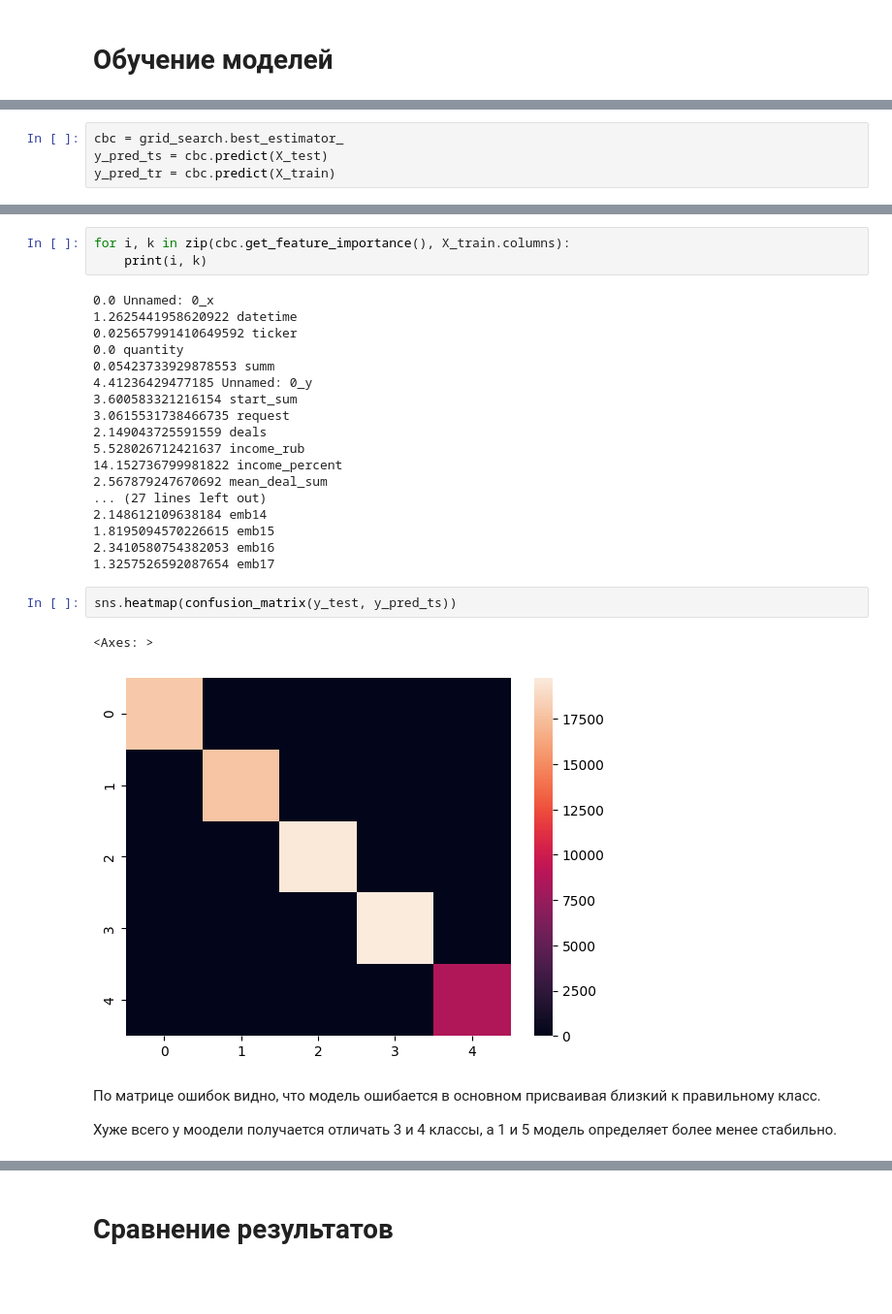
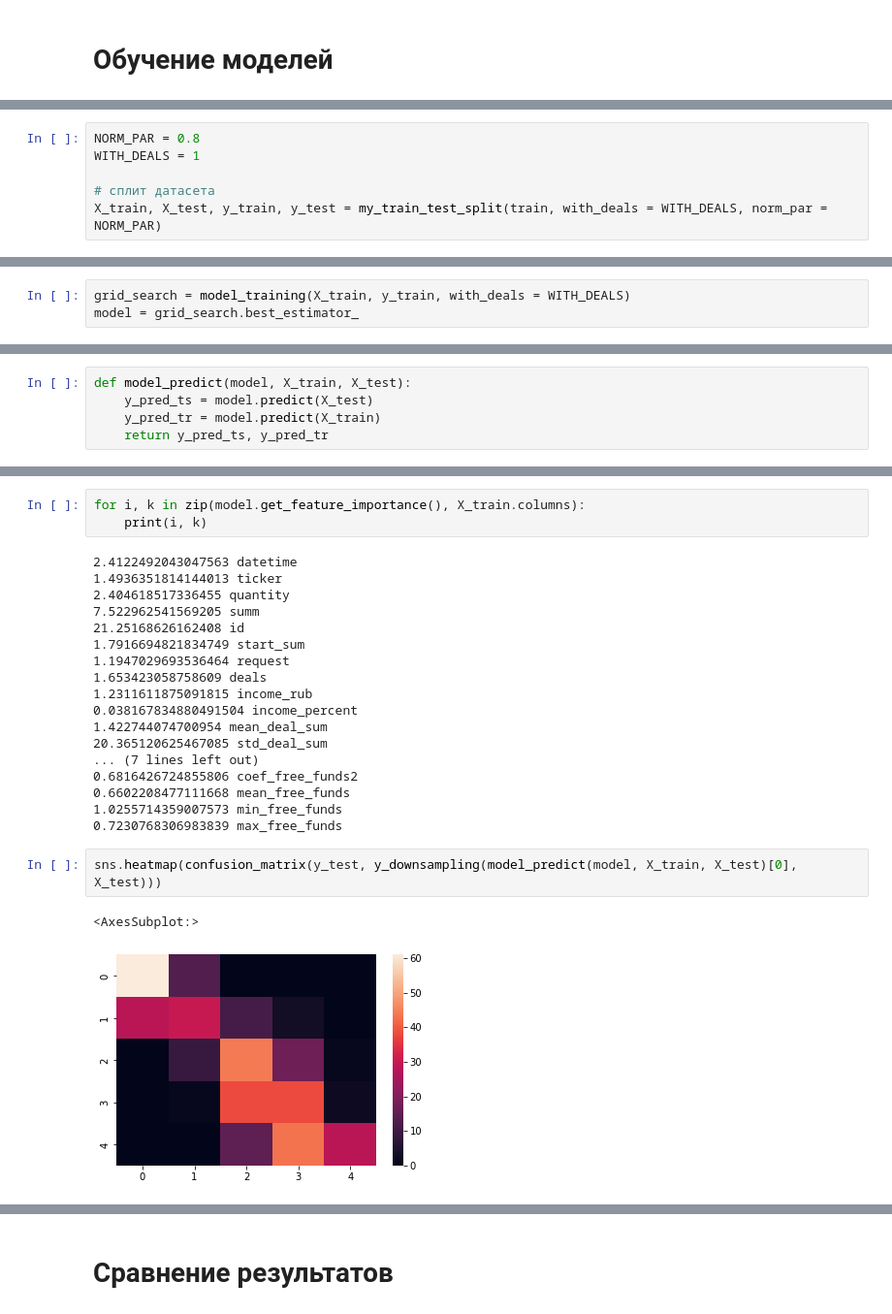
Before and after one commit to snmardi/Stonks_Project, a Jupyter notebook: main.ipynb, the cells around one changed output, grey strips where cells are left out. Shown at 97% size. Cells and saved outputs as stored; diff of their text form; blank space fills up the shorter version.

```diff
--- a/main.ipynb
+++ b/main.ipynb
@@ -321 +385,7 @@ X_train, X_test, y_train, y_test = train_test_split(X, y, random_state=42, train
+# %%
+NORM_PAR = 0.8
+WITH_DEALS = 1
+
+# сплит датасета
+X_train, X_test, y_train, y_test = my_train_test_split(train, with_deals = WITH_DEALS, norm_par = NORM_PAR)
 # %%
@@ -354,0 +422,3 @@ Results of all configurations [0.98908281 0.99913783 0.992028   0.99781049 0.983
+# %%
+grid_search = model_training(X_train, y_train, with_deals = WITH_DEALS)
+model = grid_search.best_estimator_
@@ -363,7 +434,3 @@ def metrics(y_true, y_pred):
     rmse = mean_squared_error(y_true, y_pred, squared=False)
     f1 = f1_score(y_true, y_pred, average = 'micro')
     return rmse, f1
-# %%
-cbc = grid_search.best_estimator_
-y_pred_ts = cbc.predict(X_test)
-y_pred_tr = cbc.predict(X_train)
@@ -381,0 +437,5 @@ f1: 0.9996174353824451
+# %%
+def model_predict(model, X_train, X_test):
+    y_pred_ts = model.predict(X_test)
+    y_pred_tr = model.predict(X_train)
+    return y_pred_ts, y_pred_tr
@@ -382,30 +471,26 @@ f1: 0.9996174353824451
 # %%
-for i, k in zip(cbc.get_feature_importance(), X_train.columns):
+for i, k in zip(model.get_feature_importance(), X_train.columns):
     print(i, k)
 # %% [output]
-0.0 Unnamed: 0_x
-1.2625441958620922 datetime
-0.025657991410649592 ticker
-0.0 quantity
-0.05423733929878553 summ
-4.41236429477185 Unnamed: 0_y
-3.600583321216154 start_sum
-3.0615531738466735 request
-2.149043725591559 deals
-5.528026712421637 income_rub
-14.152736799981822 income_percent
-2.567879247670692 mean_deal_sum
-... (27 lines left out)
-2.148612109638184 emb14
-1.8195094570226615 emb15
-2.3410580754382053 emb16
-1.3257526592087654 emb17
+2.4122492043047563 datetime
+1.4936351814144013 ticker
+2.404618517336455 quantity
+7.522962541569205 summ
+21.25168626162408 id
+1.7916694821834749 start_sum
+1.1947029693536464 request
+1.653423058758609 deals
+1.2311611875091815 income_rub
+0.038167834880491504 income_percent
+1.422744074700954 mean_deal_sum
+20.365120625467085 std_deal_sum
+... (7 lines left out)
+0.6816426724855806 coef_free_funds2
+0.6602208477111668 mean_free_funds
+1.0255714359007573 min_free_funds
+0.7230768306983839 max_free_funds
 # %%
-sns.heatmap(confusion_matrix(y_test, y_pred_ts))
+sns.heatmap(confusion_matrix(y_test, y_downsampling(model_predict(model, X_train, X_test)[0], X_test)))
 # %% [output]
-<Axes: >
+<AxesSubplot:>
-[figure, old version]
+[figure, new version]
-# %% [markdown]
-По матрице ошибок видно, что модель ошибается в основном присваивая близкий к правильному класс.
-
-Хуже всего у моодели получается отличать 3 и 4 классы, а 1 и 5 модель определяет более менее стабильно.
```
Also changed, not shown: parts of 52 cells of this notebook, 3 other files.
